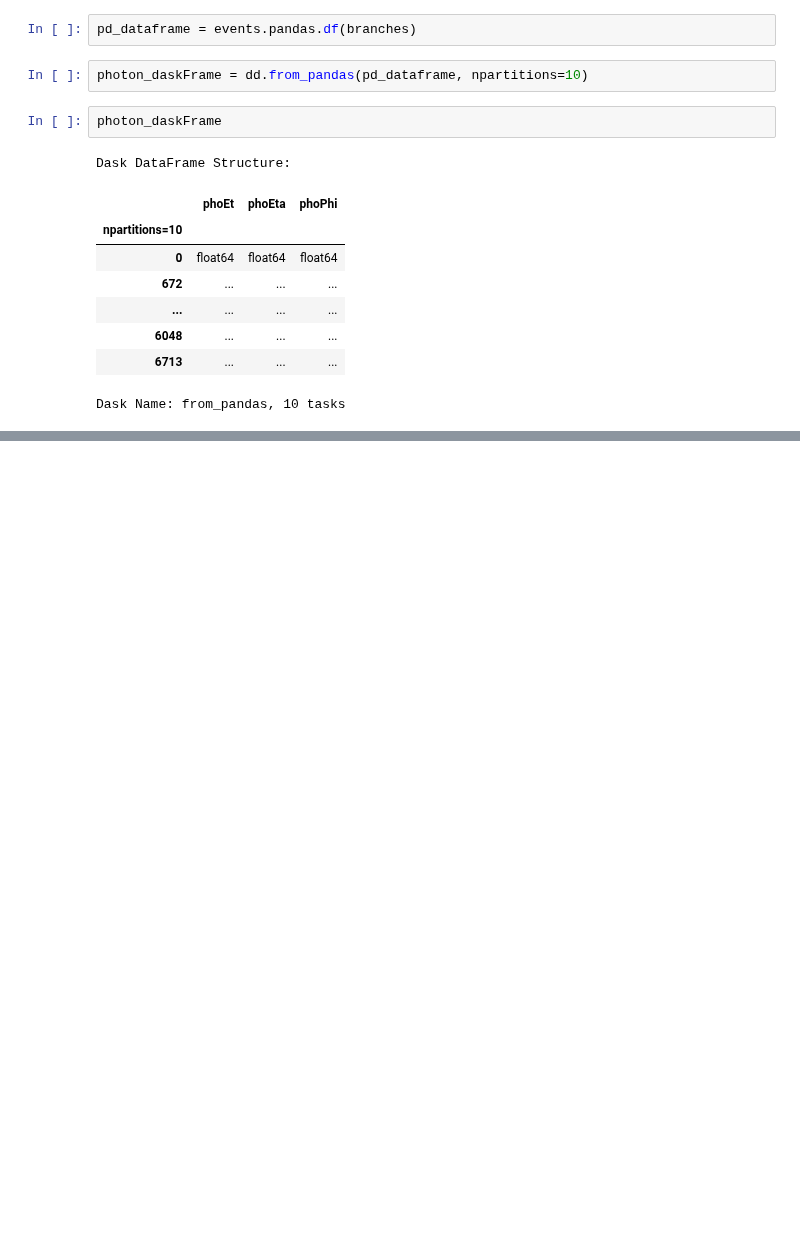
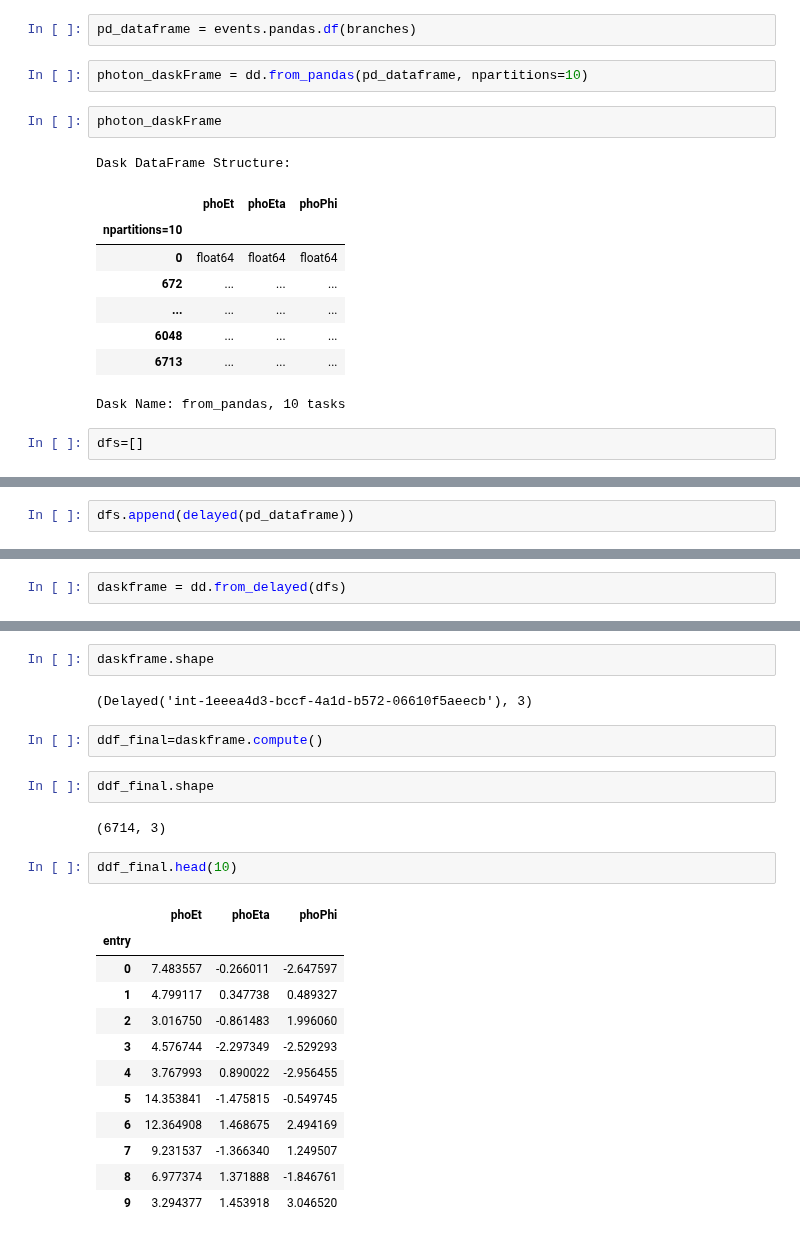
Before and after one commit to kiwiHEP/practice_codes, a Jupyter notebook: uprootDask.ipynb, the cells around one changed output, grey strips where cells are left out. Cells and saved outputs as stored; diff of their text form; blank space fills up the shorter version.

Commit message:
uproot delayed dask tutorial

```diff
--- a/uprootDask.ipynb
+++ b/uprootDask.ipynb
@@ -21,3 +21,5 @@ Dask DataFrame Structure:
 | 6048 | ... | ... | ... |
 | 6713 | ... | ... | ... |
 Dask Name: from_pandas, 10 tasks
+# %%
+dfs=[]
@@ -23,0 +28,2 @@ Dask Name: from_pandas, 10 tasks
+# %%
+dfs.append(delayed(pd_dataframe))
@@ -23,0 +46,2 @@ Dask Name: from_pandas, 10 tasks
+# %%
+daskframe = dd.from_delayed(dfs)
@@ -23,0 +57,25 @@ Dask Name: from_pandas, 10 tasks
+# %%
+daskframe.shape
+# %% [output]
+(Delayed('int-1eeea4d3-bccf-4a1d-b572-06610f5aeecb'), 3)
+# %%
+ddf_final=daskframe.compute()
+# %%
+ddf_final.shape
+# %% [output]
+(6714, 3)
+# %%
+ddf_final.head(10)
+# %% [output]
+|  | phoEt | phoEta | phoPhi |
+| entry |  |  |  |
+| 0 | 7.483557 | -0.266011 | -2.647597 |
+| 1 | 4.799117 | 0.347738 | 0.489327 |
+| 2 | 3.016750 | -0.861483 | 1.996060 |
+| 3 | 4.576744 | -2.297349 | -2.529293 |
+| 4 | 3.767993 | 0.890022 | -2.956455 |
+| 5 | 14.353841 | -1.475815 | -0.549745 |
+| 6 | 12.364908 | 1.468675 | 2.494169 |
+| 7 | 9.231537 | -1.366340 | 1.249507 |
+| 8 | 6.977374 | 1.371888 | -1.846761 |
+| 9 | 3.294377 | 1.453918 | 3.046520 |
```
Also changed, not shown: parts of 6 cells of this notebook, 2 other files.
